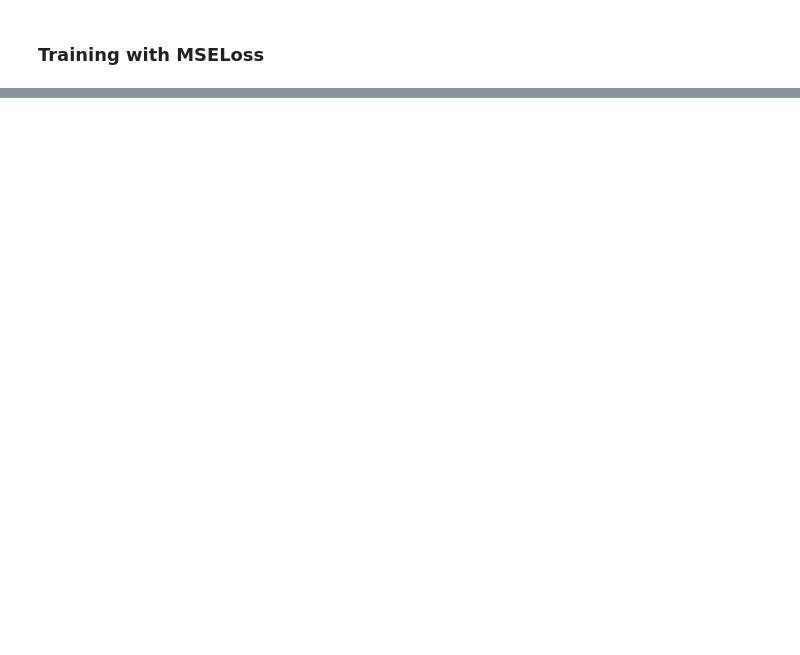
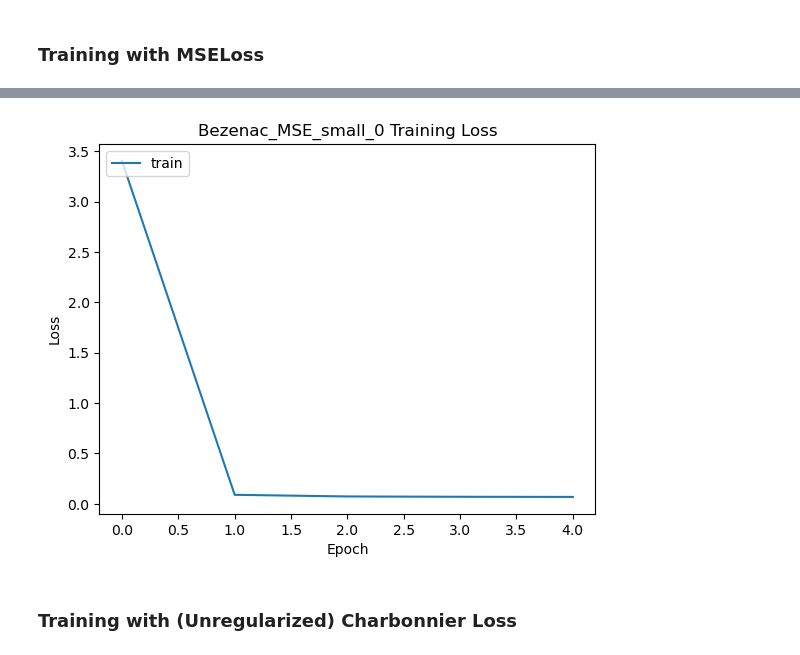
Before and after one commit to ghostpress/rainfall-pde-ml, a Jupyter notebook: code/MLcode.ipynb, the cells around one changed output, grey strips where cells are left out. Saved outputs shown, nothing was run; the diff lists cells and outputs as text; code cells hidden in the pictures; blank space fills up the shorter version.

Commit message:
Ran experiment with both regularized and unregularized Charb Loss

```diff
--- a/code/MLcode.ipynb
+++ b/code/MLcode.ipynb
@@ -638,13 +641,14 @@ class CDNN(nn.Module):
 # %%
 class Experiment():
 
-    def __init__(self, name, trainset, valset, testset, model, loss_fn, test_loss, optimizer, examples, outdir):
+    def __init__(self, name, trainset, valset, testset, model, loss_fn, regloss, test_loss, optimizer, examples, outdir):
         self.name = name
         self.train_loader = trainset
         self.val_loader = valset
         self.test_loader = testset
         self.model = model
         self.loss_fn = loss_fn
+        self.regloss = regloss
         self.test_loss = test_loss
         self.optimizer = optimizer
         self.examples = examples
@@ -657,19 +661,9 @@ class Experiment():
         self.dir_setup(outdir)
 
     def dir_setup(self, parent):
-        #datef = parent + str(datetime.date.today())#datetime.datetime.now().strftime("%Y-%m-%d_%H:%M:%S") + "/"
         self.outdir = parent + "/" + self.name
         os.mkdir(self.outdir)
         print("Created new directory to save model states and results: " + self.outdir)
-
-        #try:
-        #    os.mkdir(datef)
-        #except FileExistsError as e:
-        #    print("Already ran experiments today, creating new subfolder.")
-        #finally:
-        #    self.outdir = datef + "_" + self.name
-        #    os.mkdir(self.outdir)
-        #    print("Created new directory to save model states and results: " + self.outdir)
 
     def train_loop(self):
         size = len(self.train_loader.dataset)
@@ -687,10 +681,10 @@ class Experiment():
             wind = outputs[0]
             y_pred = outputs[1]
 
-            if self.loss_fn == nn.MSELoss():
+            if "MSE" in self.name:
                 loss = self.loss_fn(y_pred, y)
             else:
-                loss = self.loss_fn(y_pred, y, wind)
+                loss = self.loss_fn(y_pred, y, wind, self.regloss)
 
             losses.append(loss.item())
 
@@ -782,6 +776,9 @@ class Experiment():
 
     # TODO: implement with the "interesting" examples found earlier
     def visualize_examples(self):
+        # "Interesting" regions were 3, 22, 29, 44 -> each 64x64
+        # Need to figure out where each region went in the DataLoader & how to index them
+        # Or, what if we don't need them to be in the DataLoader? Just load the arr.s & input thru constructor?
         pass
 
     def plot_loss(self, loss_to_plot, title, xlab, legend_items):
@@ -796,7 +793,9 @@ class Experiment():
 # %% [markdown]
 ### Dataloaders
 # %%
-split = train_val_test_split_files(datadir("sst_npy/"), [0.1, 0.1, 0.1]) # using small amount for now, to test
+torch.manual_seed(42)
+
+split = train_val_test_split_files(datadir("sst_npy/"), [0.02, 0.1, 0.1]) # using small amount for now, to test
 
 train_split = split[0]
 val_split   = split[1]
@@ -807,8 +806,8 @@ print(len(train_split))
 print(len(val_split))
 print(len(test_split))
 
-training_loader = create_dataloader(batchsize=12, files=train_split, ndays=4)
-#val_loader = create_dataloader(batchsize=12, files=val_split, ndays=4)
+training_loader = create_dataloader(batchsize=12, files=train_split, ndays=4, shuff=True)
+#val_loader = create_dataloader(batchsize=12, files=val_split, ndays=4, shuff=True)
 
 # Total number of batches in the loader
 print(len(training_loader))
@@ -837,17 +834,18 @@ Already ran experiments today.
 torch.manual_seed(42)
 
 # Testing the experiment class
-net = CDNN(hist=4)
-optim = torch.optim.Adam(net.parameters(), lr=1e-3)
+net0 = CDNN(hist=4)
+optim = torch.optim.Adam(net0.parameters(), lr=1e-3)
 
 exp0 = Experiment(name="Bezenac_MSE_small_0",                           # de Bezenac model, trained on MSE Loss
                   trainset=training_loader, valset=None, testset=None,  # data loaders
-                  model=net,                                            # model with 4 days of history
+                  model=net0,                                           # model with 4 days of history
                   loss_fn=nn.MSELoss(reduction="mean"),                 # loss function for training
+                  regloss=False,                                        # whether to regularize the training loss
                   test_loss=nn.MSELoss(reduction="mean"),               # loss function for testing
                   optimizer=optim,
                   examples=None,
                   outdir=path)
 
-exp0.run(epochs=3)
+exp0.run(epochs=5)
 # %% [output]
@@ -870,0 +869,3 @@ Step: 144 Loss: tensor(0.0525, grad_fn=<MseLossBackward0>)
+[figure, added]
+# %% [markdown]
+### Training with (Unregularized) Charbonnier Loss
```
Also changed, not shown: parts of 8 cells of this notebook.
